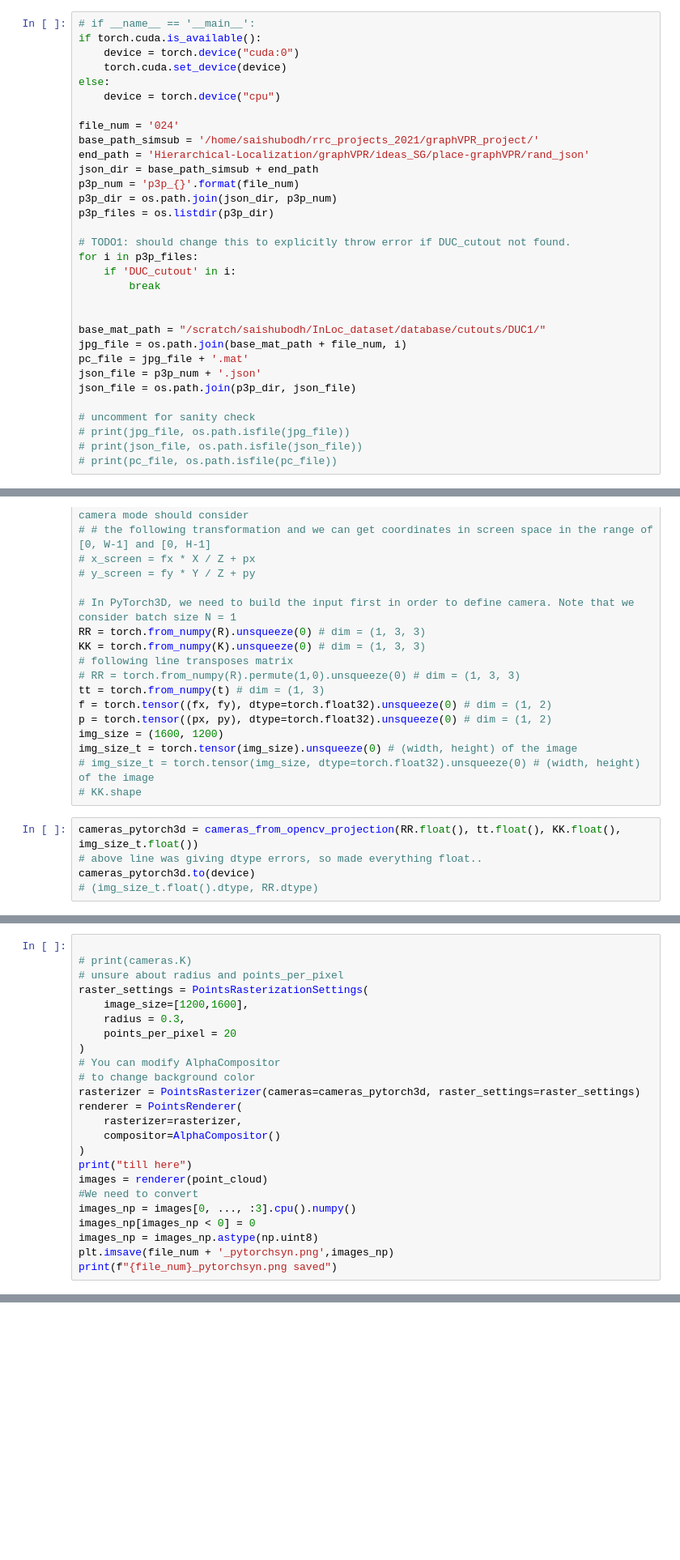
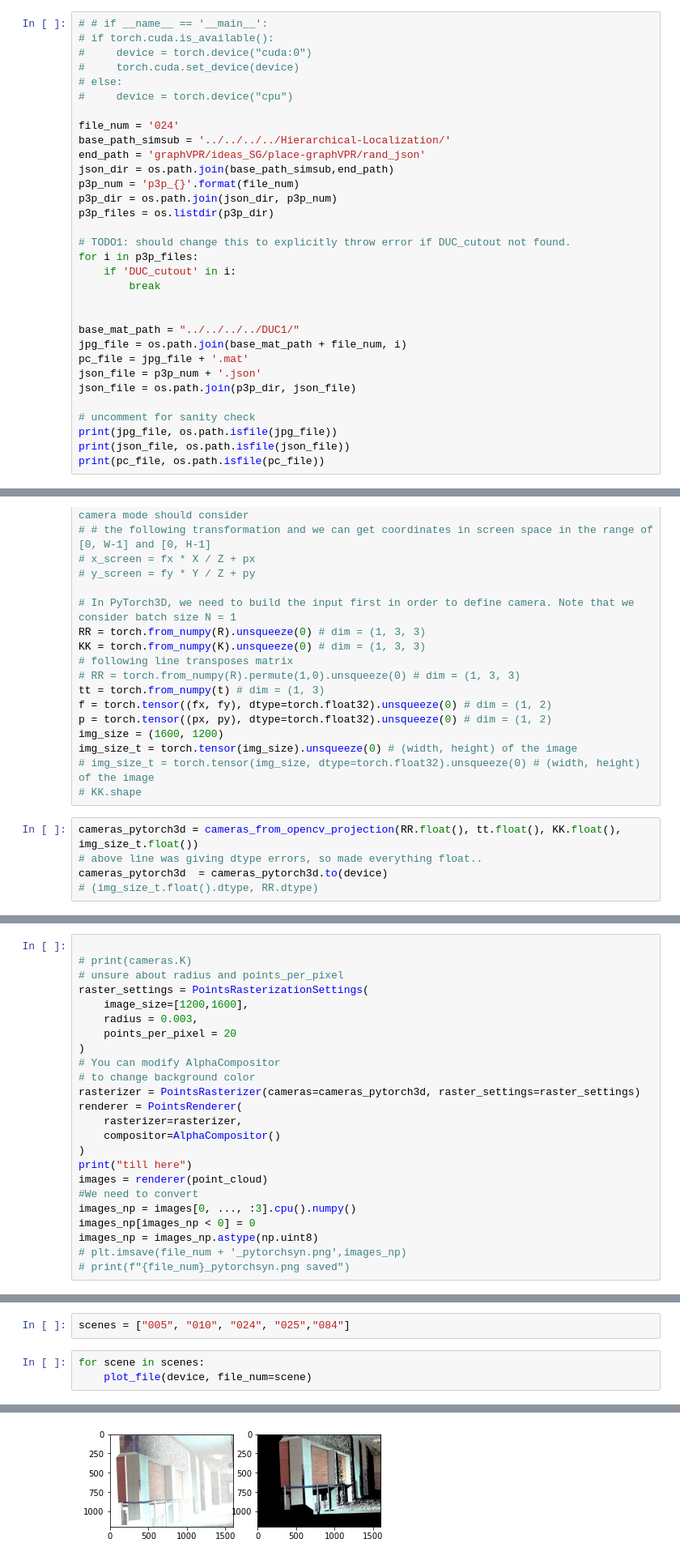
Before and after one commit to Shubodh/pytorch3d, a Jupyter notebook: docs/tutorials/shub_custom/custom_render_colored_points_perspectiveCam.ipynb, the cells around one changed output, grey strips where cells are left out. Shown at 81% size. Cells and saved outputs as stored; diff of their text form; blank space fills up the shorter version.

Commit message:
added plotting

```diff
--- a/docs/tutorials/shub_custom/custom_render_colored_points_perspectiveCam.ipynb
+++ b/docs/tutorials/shub_custom/custom_render_colored_points_perspectiveCam.ipynb
@@ -28,15 +39,15 @@ from pytorch3d.utils import cameras_from_opencv_projection
 # %%
-# if __name__ == '__main__':
-if torch.cuda.is_available():
-    device = torch.device("cuda:0")
-    torch.cuda.set_device(device)
-else:
-    device = torch.device("cpu")
+# # if __name__ == '__main__':
+# if torch.cuda.is_available():
+#     device = torch.device("cuda:0")
+#     torch.cuda.set_device(device)
+# else:
+#     device = torch.device("cpu")
 
 file_num = '024'
-base_path_simsub = '/home/saishubodh/rrc_projects_2021/graphVPR_project/'
-end_path = 'Hierarchical-Localization/graphVPR/ideas_SG/place-graphVPR/rand_json'
-json_dir = base_path_simsub + end_path
+base_path_simsub = '../../../../Hierarchical-Localization/'
+end_path = 'graphVPR/ideas_SG/place-graphVPR/rand_json'
+json_dir = os.path.join(base_path_simsub,end_path)
 p3p_num = 'p3p_{}'.format(file_num)
 p3p_dir = os.path.join(json_dir, p3p_num)
 p3p_files = os.listdir(p3p_dir)
@@ -47,16 +58,16 @@ for i in p3p_files:
         break
 
 
-base_mat_path = "/scratch/saishubodh/InLoc_dataset/database/cutouts/DUC1/"
+base_mat_path = "../../../../DUC1/"
 jpg_file = os.path.join(base_mat_path + file_num, i)
 pc_file = jpg_file + '.mat'
 json_file = p3p_num + '.json'
 json_file = os.path.join(p3p_dir, json_file)
 
 # uncomment for sanity check
-# print(jpg_file, os.path.isfile(jpg_file))
-# print(json_file, os.path.isfile(json_file))
-# print(pc_file, os.path.isfile(pc_file))
+print(jpg_file, os.path.isfile(jpg_file))
+print(json_file, os.path.isfile(json_file))
+print(pc_file, os.path.isfile(pc_file))
 # %%
 #create point cloud
 # TODO: modify/add loop for multi scans for entire room
@@ -103,5 +114,5 @@ img_size_t = torch.tensor(img_size).unsqueeze(0) # (width, height) of the image
 # %%
 cameras_pytorch3d = cameras_from_opencv_projection(RR.float(), tt.float(), KK.float(), img_size_t.float())
 # above line was giving dtype errors, so made everything float..
-cameras_pytorch3d.to(device)
+cameras_pytorch3d  = cameras_pytorch3d.to(device)
 # (img_size_t.float().dtype, RR.dtype)
@@ -121,7 +128,7 @@ PerspectiveCameras()
 # unsure about radius and points_per_pixel
 raster_settings = PointsRasterizationSettings(
     image_size=[1200,1600],
-    radius = 0.3,
+    radius = 0.003,
     points_per_pixel = 20
 )
 # You can modify AlphaCompositor
@@ -137,5 +144,5 @@ images = renderer(point_cloud)
 images_np = images[0, ..., :3].cpu().numpy()
 images_np[images_np < 0] = 0
 images_np = images_np.astype(np.uint8)
-plt.imsave(file_num + '_pytorchsyn.png',images_np)
-print(f"{file_num}_pytorchsyn.png saved")
+# plt.imsave(file_num + '_pytorchsyn.png',images_np)
+# print(f"{file_num}_pytorchsyn.png saved")
@@ -144,0 +276,6 @@ till here
+# %%
+scenes = ["005", "010", "024", "025","084"]
+# %%
+for scene in scenes:
+    plot_file(device, file_num=scene)
+# %% [output]
@@ -144,0 +284 @@ till here
+[figure, added]
```
Also changed, not shown: parts of 11 cells of this notebook.
